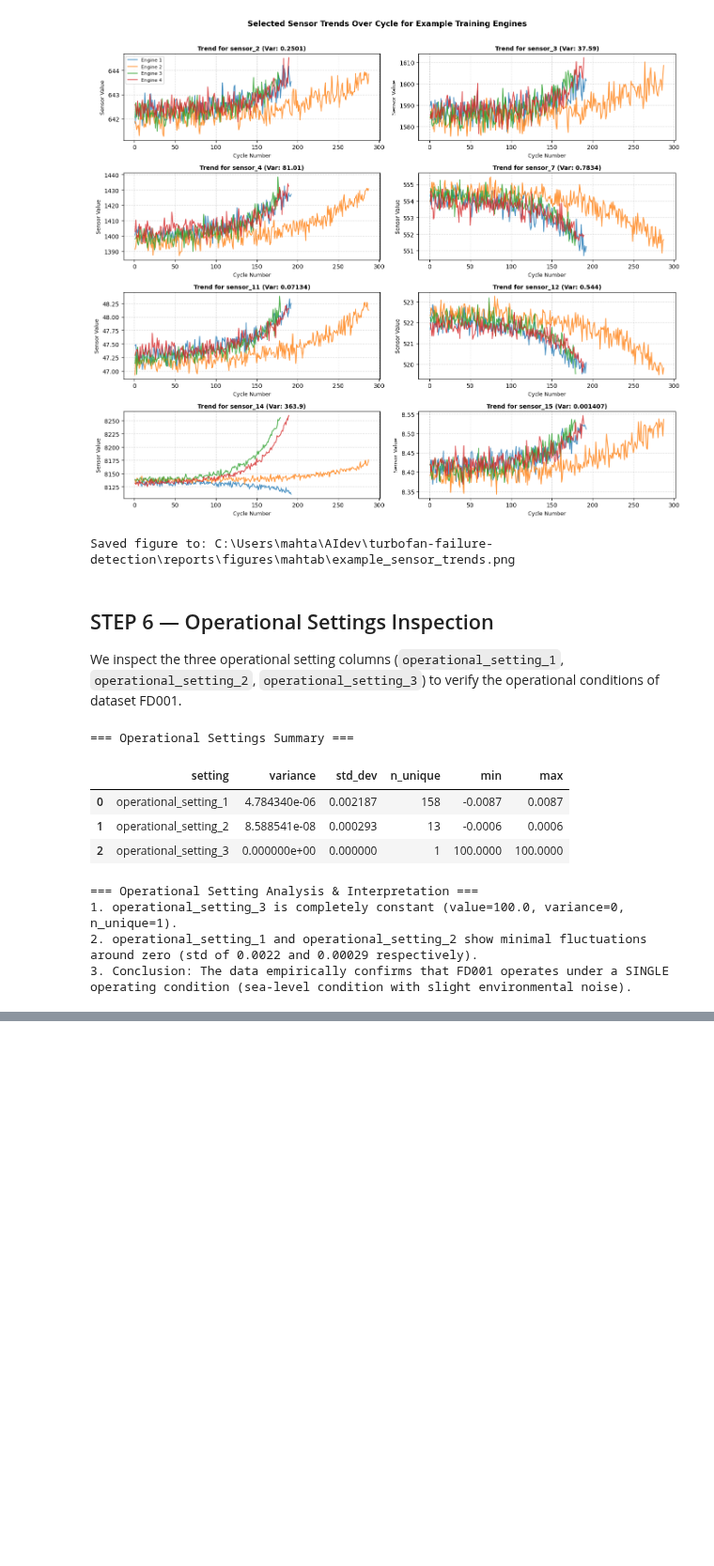
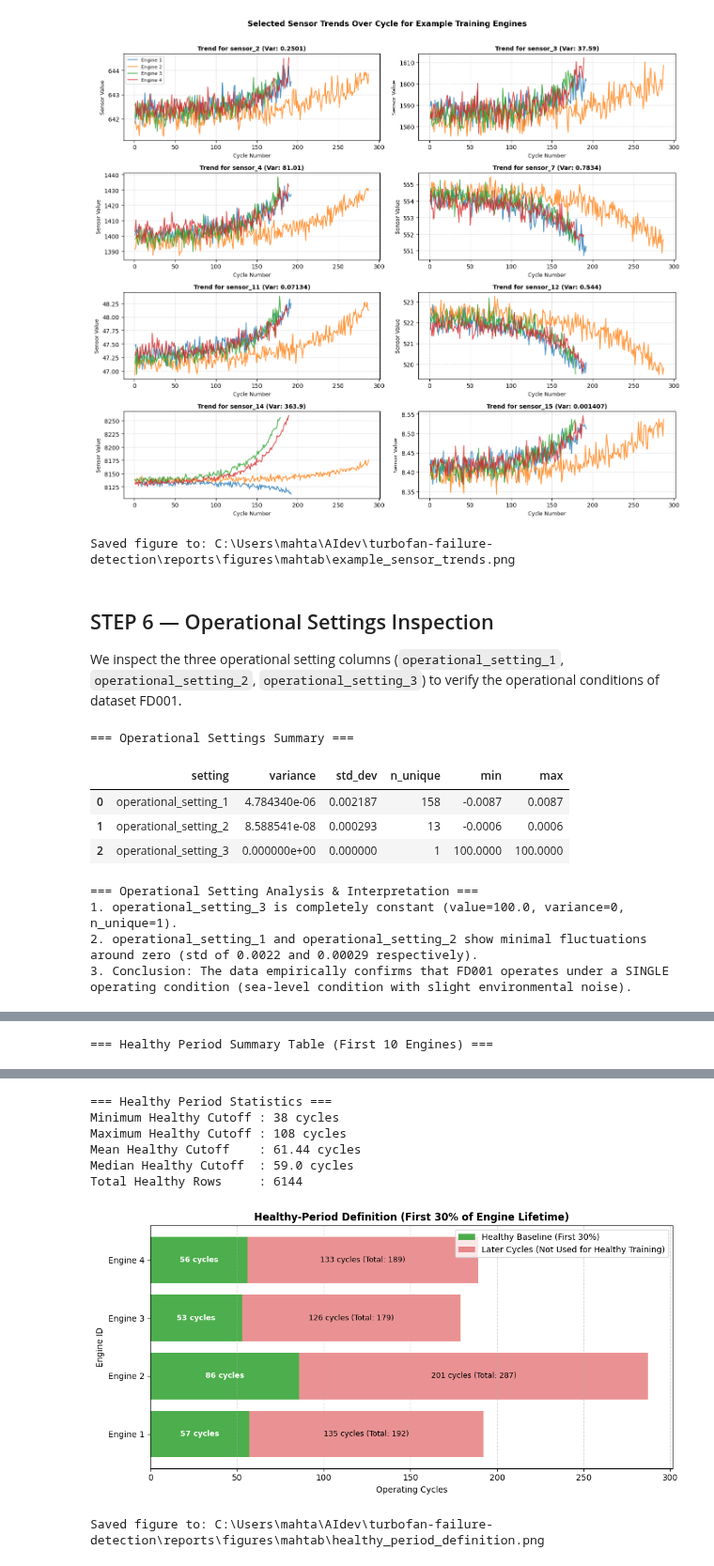
Before and after one commit to spirit-web/turbofan-failure-detection, a Jupyter notebook: notebooks/mahtab_autoencoder.ipynb, the cells around one changed output, grey strips where cells are left out. Shown at 94% size. Cells and saved outputs as stored; diff of their text form; code cells hidden in the pictures; blank space fills up the shorter version.

```diff
--- a/notebooks/mahtab_autoencoder.ipynb
+++ b/notebooks/mahtab_autoencoder.ipynb
@@ -447,0 +520,66 @@ Below is a concise summary of the empirical findings from our exploratory data a
+# %%
+# Calculate maximum cycle and healthy cutoff per training engine
+engine_healthy_info = train_df.groupby('unit_number')['cycle'].max().reset_index()
+engine_healthy_info.rename(columns={'cycle': 'max_cycle'}, inplace=True)
+engine_healthy_info['healthy_cutoff'] = np.floor(engine_healthy_info['max_cycle'] * 0.30).astype(int)
+engine_healthy_info['number_of_healthy_cycles'] = engine_healthy_info['healthy_cutoff']
+
+print("=== Healthy Period Summary Table (First 10 Engines) ===")
+display(engine_healthy_info.head(10))
+
+# Merge healthy cutoff back to training DataFrame
+train_df_with_cutoff = train_df.merge(engine_healthy_info[['unit_number', 'healthy_cutoff']], on='unit_number')
+train_df_with_cutoff['is_healthy'] = train_df_with_cutoff['cycle'] <= train_df_with_cutoff['healthy_cutoff']
+
+# Filter healthy training dataset
+healthy_train_all = train_df_with_cutoff[train_df_with_cutoff['is_healthy']].copy()
+
+# Summary statistics
+min_healthy_cutoff = engine_healthy_info['healthy_cutoff'].min()
+max_healthy_cutoff = engine_healthy_info['healthy_cutoff'].max()
+mean_healthy_cutoff = engine_healthy_info['healthy_cutoff'].mean()
+median_healthy_cutoff = engine_healthy_info['healthy_cutoff'].median()
+total_healthy_rows = len(healthy_train_all)
+
+print("\n=== Healthy Period Statistics ===")
+print(f"Minimum Healthy Cutoff : {min_healthy_cutoff} cycles")
+print(f"Maximum Healthy Cutoff : {max_healthy_cutoff} cycles")
+print(f"Mean Healthy Cutoff    : {mean_healthy_cutoff:.2f} cycles")
+print(f"Median Healthy Cutoff  : {median_healthy_cutoff:.1f} cycles")
+print(f"Total Healthy Rows     : {total_healthy_rows}")
+
+# Assertions
+assert (engine_healthy_info['healthy_cutoff'] > 0).all(), "Some engines have no healthy cutoff!"
+assert total_healthy_rows == engine_healthy_info['healthy_cutoff'].sum(), "Healthy row count mismatch!"
+
+# Create visualization of healthy period definition for example engines
+example_units = [1, 2, 3, 4]
+fig, ax = plt.subplots(figsize=(10, 5))
+
+for i, unit in enumerate(example_units):
+    unit_info = engine_healthy_info[engine_healthy_info['unit_number'] == unit].iloc[0]
+    max_c = unit_info['max_cycle']
+    cutoff = unit_info['healthy_cutoff']
+
+    # Timeline bars
+    ax.barh(y=f"Engine {unit}", width=cutoff, color='#2ca02c', alpha=0.85, label='Healthy Baseline (First 30%)' if i==0 else "")
+    ax.barh(y=f"Engine {unit}", width=max_c - cutoff, left=cutoff, color='#d62728', alpha=0.5, label='Later Cycles (Not Used for Healthy Training)' if i==0 else "")
+
+    # Text labels
+    ax.text(cutoff / 2, i, f"{cutoff} cycles", ha='center', va='center', color='white', fontweight='bold', fontsize=9)
+    ax.text(cutoff + (max_c - cutoff) / 2, i, f"{max_c - cutoff} cycles (Total: {max_c})", ha='center', va='center', color='black', fontsize=9)
+
+ax.set_title('Healthy-Period Definition (First 30% of Engine Lifetime)', fontsize=12, fontweight='bold')
+ax.set_xlabel('Operating Cycles', fontsize=10)
+ax.set_ylabel('Engine ID', fontsize=10)
+ax.legend(loc='upper right')
+ax.grid(True, axis='x', linestyle='--', alpha=0.5)
+plt.tight_layout()
+
+healthy_fig_path = figures_dir / 'healthy_period_definition.png'
+plt.savefig(healthy_fig_path, dpi=300)
+plt.show()
+
+print(f"Saved figure to: {healthy_fig_path}")
+# %% [output]
+=== Healthy Period Summary Table (First 10 Engines) ===
@@ -447,0 +597,8 @@ Below is a concise summary of the empirical findings from our exploratory data a
+=== Healthy Period Statistics ===
+Minimum Healthy Cutoff : 38 cycles
+Maximum Healthy Cutoff : 108 cycles
+Mean Healthy Cutoff    : 61.44 cycles
+Median Healthy Cutoff  : 59.0 cycles
+Total Healthy Rows     : 6144
+[figure, added]
+Saved figure to: C:\Users\mahta\AIdev\turbofan-failure-detection\reports\figures\mahtab\healthy_period_definition.png
```
Also changed, not shown: parts of 16 cells of this notebook, 1 other file.
